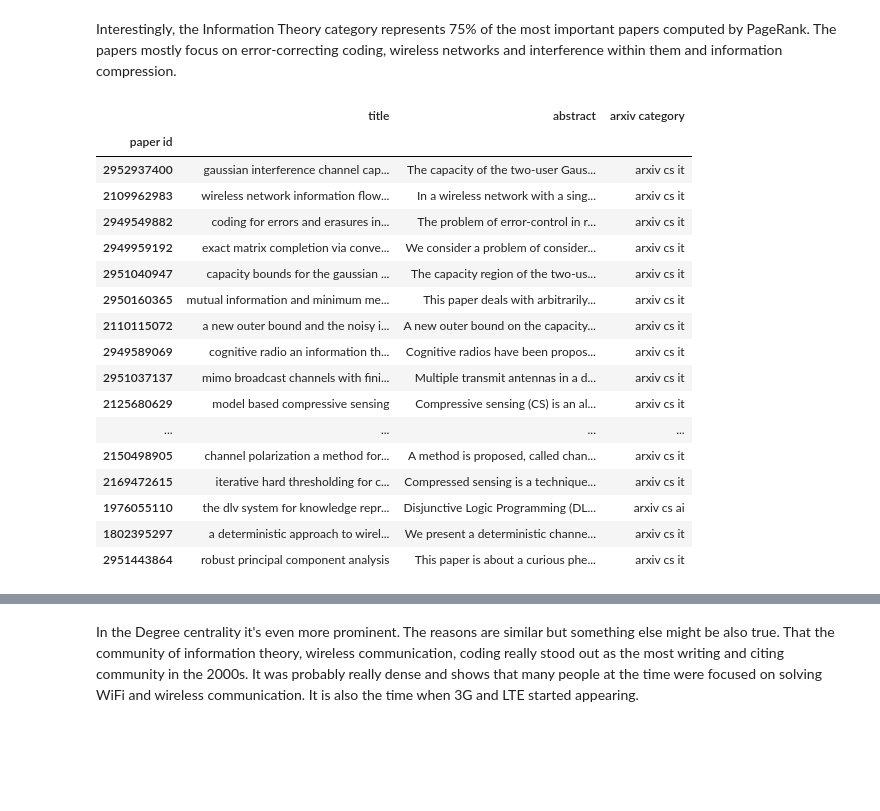
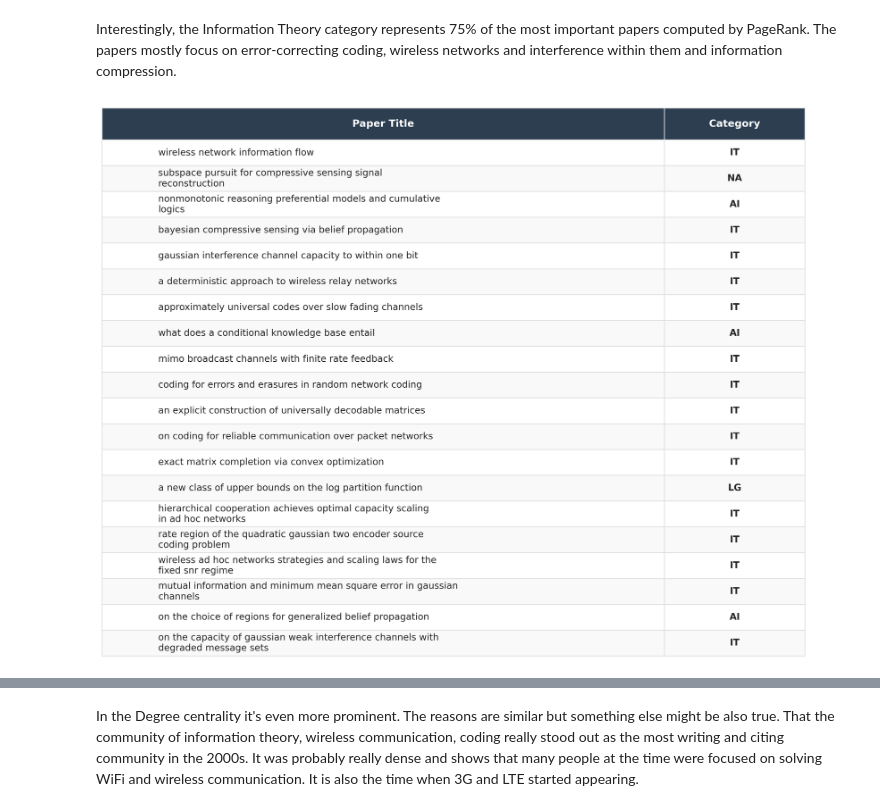
Before and after one commit to husz78/Citations-Network, a Jupyter notebook: graph_analysis.ipynb, the cells around one changed output, grey strips where cells are left out. Saved outputs shown, nothing was run; the diff lists cells and outputs as text; code cells hidden in the pictures; blank space fills up the shorter version.

Commit message:
Finish all the plots necessary for presentation

```diff
--- a/graph_analysis.ipynb
+++ b/graph_analysis.ipynb
@@ -322,24 +306,62 @@ pagerank_ranking
 # %% [markdown]
 Interestingly, the Information Theory category represents 75% of the most important papers computed by PageRank.
 The papers mostly focus on error-correcting coding, wireless networks and interference within them and information compression.
-# %%
-degree_ranking
-# %% [output]
-|  | title | abstract | arxiv category |
-| paper id |  |  |  |
-| 2952937400 | gaussian interference channel cap... | The capacity of the two-user Gaus... | arxiv cs it |
-| 2109962983 | wireless network information flow... | In a wireless network with a sing... | arxiv cs it |
-| 2949549882 | coding for errors and erasures in... | The problem of error-control in r... | arxiv cs it |
-| 2949959192 | exact matrix completion via conve... | We consider a problem of consider... | arxiv cs it |
-| 2951040947 | capacity bounds for the gaussian ... | The capacity region of the two-us... | arxiv cs it |
-| 2950160365 | mutual information and minimum me... | This paper deals with arbitrarily... | arxiv cs it |
-| 2110115072 | a new outer bound and the noisy i... | A new outer bound on the capacity... | arxiv cs it |
-| 2949589069 | cognitive radio an information th... | Cognitive radios have been propos... | arxiv cs it |
-| 2951037137 | mimo broadcast channels with fini... | Multiple transmit antennas in a d... | arxiv cs it |
-| 2125680629 | model based compressive sensing | Compressive sensing (CS) is an al... | arxiv cs it |
-| ... | ... | ... | ... |
-| 2150498905 | channel polarization a method for... | A method is proposed, called chan... | arxiv cs it |
-| 2169472615 | iterative hard thresholding for c... | Compressed sensing is a technique... | arxiv cs it |
-| 1976055110 | the dlv system for knowledge repr... | Disjunctive Logic Programming (DL... | arxiv cs ai |
-| 1802395297 | a deterministic approach to wirel... | We present a deterministic channe... | arxiv cs it |
-| 2951443864 | robust principal component analysis | This paper is about a curious phe... | arxiv cs it |
+# %%
+import matplotlib.pyplot as plt
+import textwrap
+
+# 1. Use the entire pagerank_ranking table
+table_data = pagerank_ranking.copy()
+
+# 2. Clean category name and wrap long titles
+table_data["category"] = table_data["arxiv category"].str.replace("arxiv cs ", "").str.upper()
+table_data["title_wrapped"] = table_data["title"].map(lambda x: "\n".join(textwrap.wrap(x, width=60)))
+
+# Keep only Title and Category columns
+table_df = table_data[["title_wrapped", "category"]].copy()
+table_df.columns = ["Paper Title", "Category"]
+
+# 3. Adjust figure height dynamically based on the number of rows
+fig_height = 0.8 + 0.45 * len(table_df)
+fig, ax = plt.subplots(figsize=(12, fig_height), dpi=300)
+ax.axis('off')
+
+# Table styling colors
+header_color = '#2c3e50'    # Premium dark blue header
+row_colors = ['#f9f9f9', '#ffffff'] # Alternating row colors
+edge_color = '#e0e0e0'
+
+tbl = ax.table(
+    cellText=table_df.values,
+    colLabels=table_df.columns,
+    loc='center',
+    cellLoc='left',
+    colWidths=[0.8, 0.2]     # 80% width for titles, 20% for category
+)
+
+tbl.auto_set_font_size(False)
+tbl.set_fontsize(11)
+
+# Style cells individually
+for (row, col), cell in tbl.get_celld().items():
+    cell.set_edgecolor(edge_color)
+    cell.set_linewidth(1)
+
+    if row == 0:
+        cell.set_text_props(weight='bold', color='white', fontsize=12)
+        cell.set_facecolor(header_color)
+        cell.set_height(0.08)
+    else:
+        cell.set_facecolor(row_colors[row % len(row_colors)])
+        cell.set_height(0.065)
+        # Center-align and bold the categories
+        if col == 1:
+            cell.set_text_props(weight='semibold', ha='center')
+
+# Center-align the Category header
+tbl[0, 1].set_text_props(ha='center')
+
+plt.tight_layout()
+plt.show()
+# %% [output]
+[figure, added]
```
Also changed, not shown: parts of 28 cells of this notebook, 23 other files.
